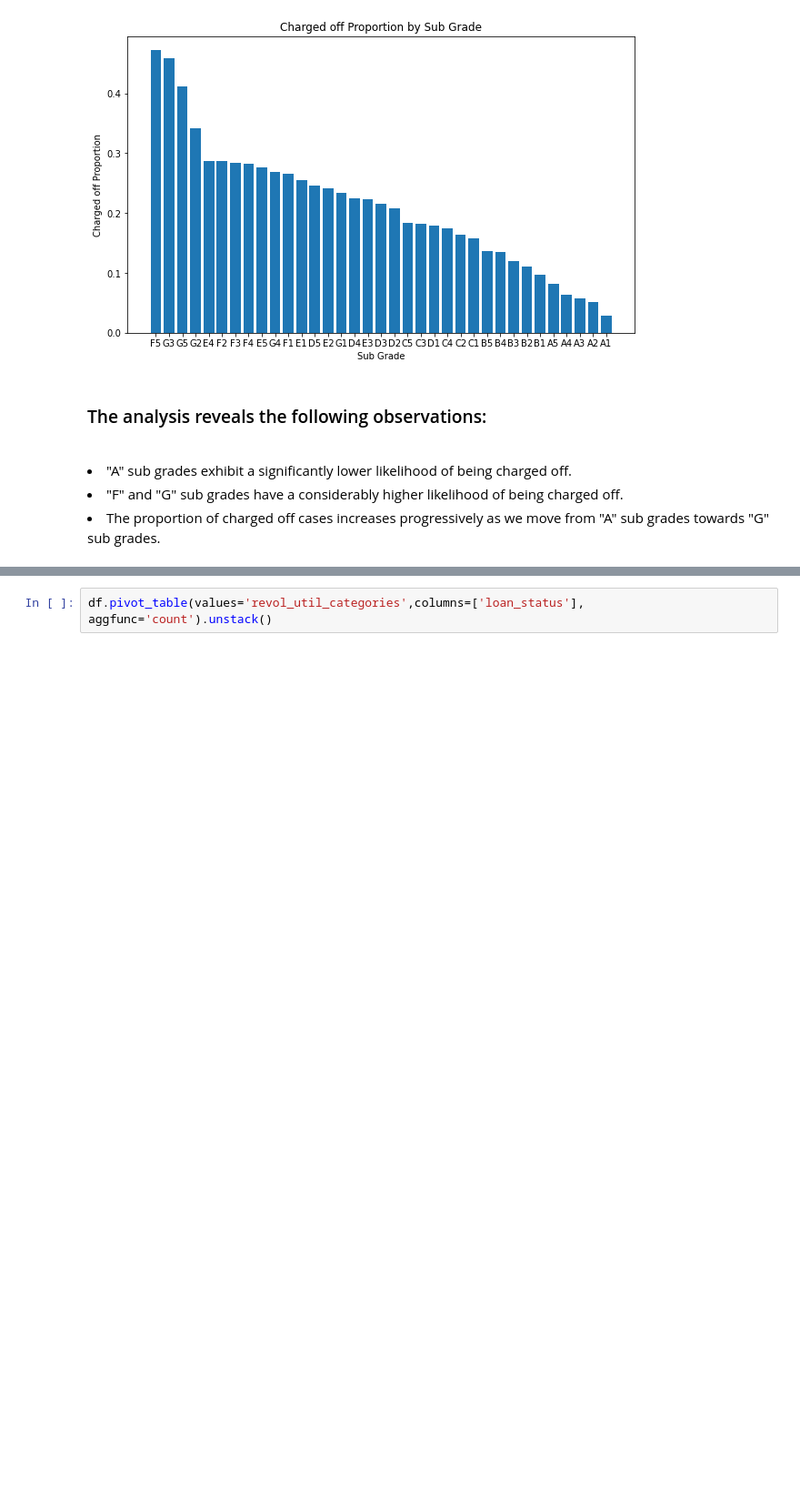
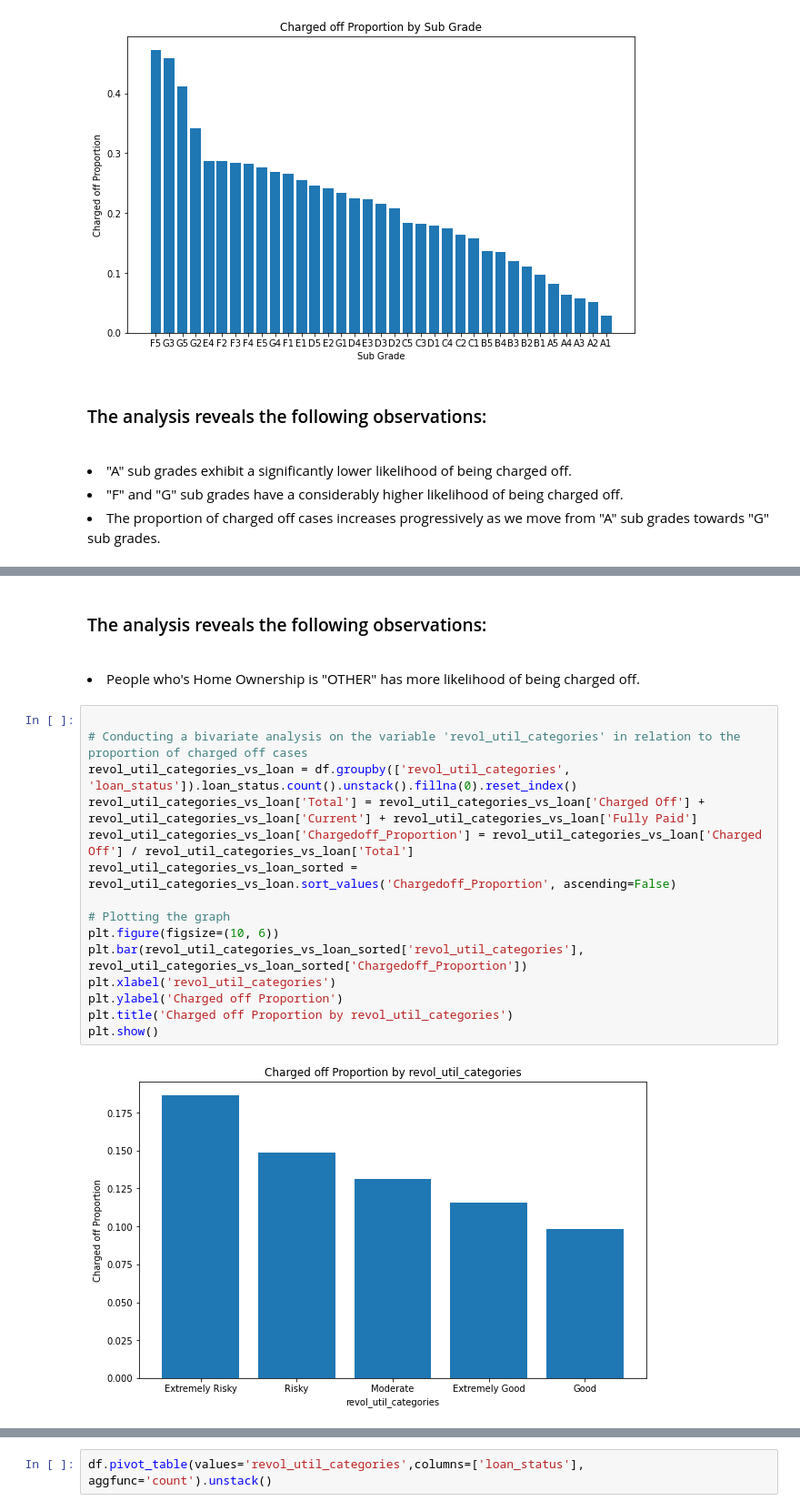
Before and after one commit to RezonChakraborty/LendingClub_CaseStudy, a Jupyter notebook: LendingClub_CaseStudy_Analysis.ipynb, the cells around one changed output, grey strips where cells are left out. Shown at 91% size. Drawn from its saved outputs; the diff is of its cells as text; blank space fills up the shorter version.

Commit message:
revol_util_categories_vs_loan

```diff
--- a/LendingClub_CaseStudy_Analysis.ipynb
+++ b/LendingClub_CaseStudy_Analysis.ipynb
@@ -539,0 +537,20 @@ plt.show()
+# %% [markdown]
+<h3>The analysis reveals the following observations: </h3><br>
+<li>People who's Home Ownership is "OTHER" has more likelihood of being charged off.
+# %%
+
+# Conducting a bivariate analysis on the variable 'revol_util_categories' in relation to the proportion of charged off cases
+revol_util_categories_vs_loan = df.groupby(['revol_util_categories', 'loan_status']).loan_status.count().unstack().fillna(0).reset_index()
+revol_util_categories_vs_loan['Total'] = revol_util_categories_vs_loan['Charged Off'] + revol_util_categories_vs_loan['Current'] + revol_util_categories_vs_loan['Fully Paid']
+revol_util_categories_vs_loan['Chargedoff_Proportion'] = revol_util_categories_vs_loan['Charged Off'] / revol_util_categories_vs_loan['Total']
+revol_util_categories_vs_loan_sorted = revol_util_categories_vs_loan.sort_values('Chargedoff_Proportion', ascending=False)
+
+# Plotting the graph
+plt.figure(figsize=(10, 6))
+plt.bar(revol_util_categories_vs_loan_sorted['revol_util_categories'], revol_util_categories_vs_loan_sorted['Chargedoff_Proportion'])
+plt.xlabel('revol_util_categories')
+plt.ylabel('Charged off Proportion')
+plt.title('Charged off Proportion by revol_util_categories')
+plt.show()
+# %% [output]
+[figure, added]
```
Also changed, not shown: parts of 4 cells of this notebook.
